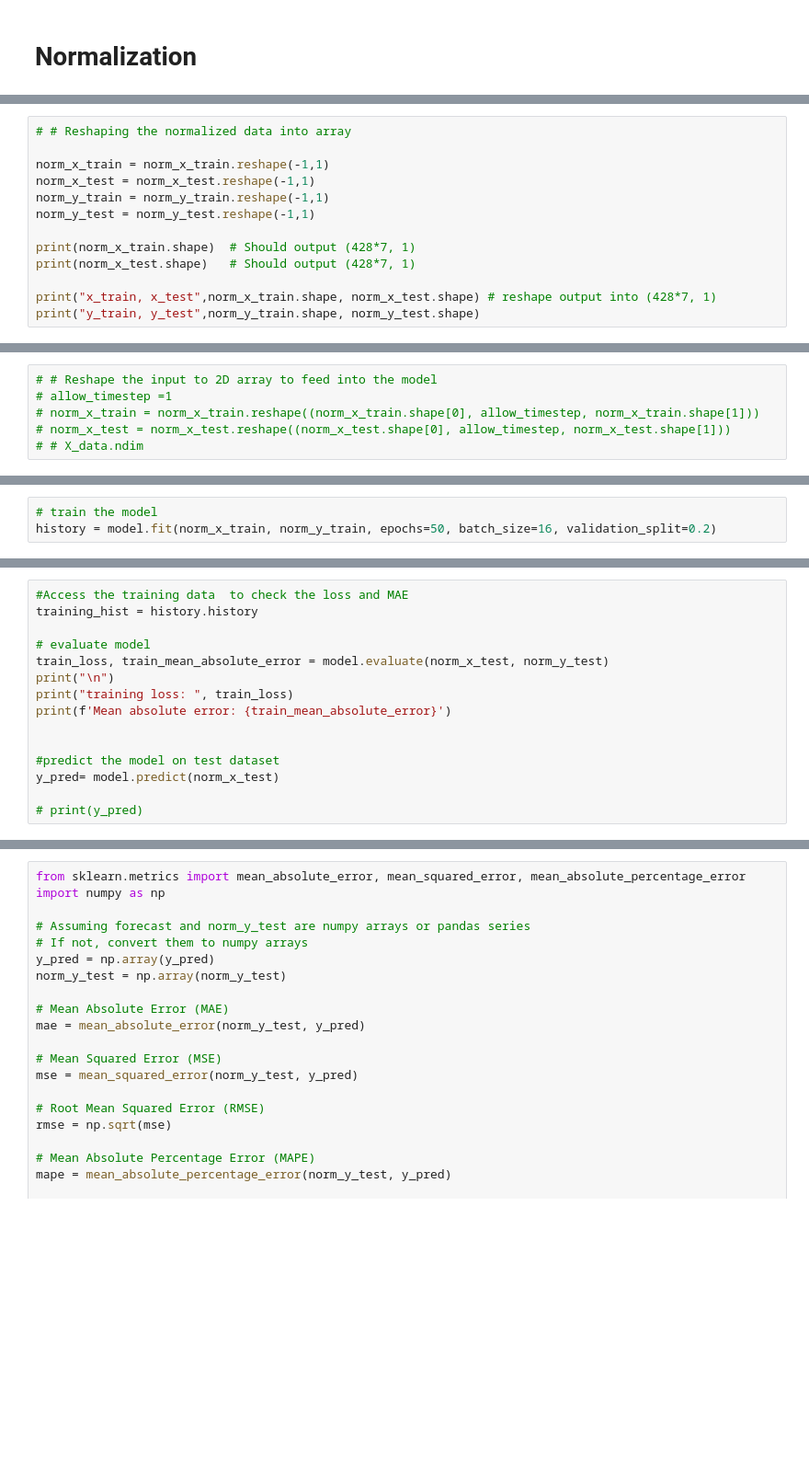
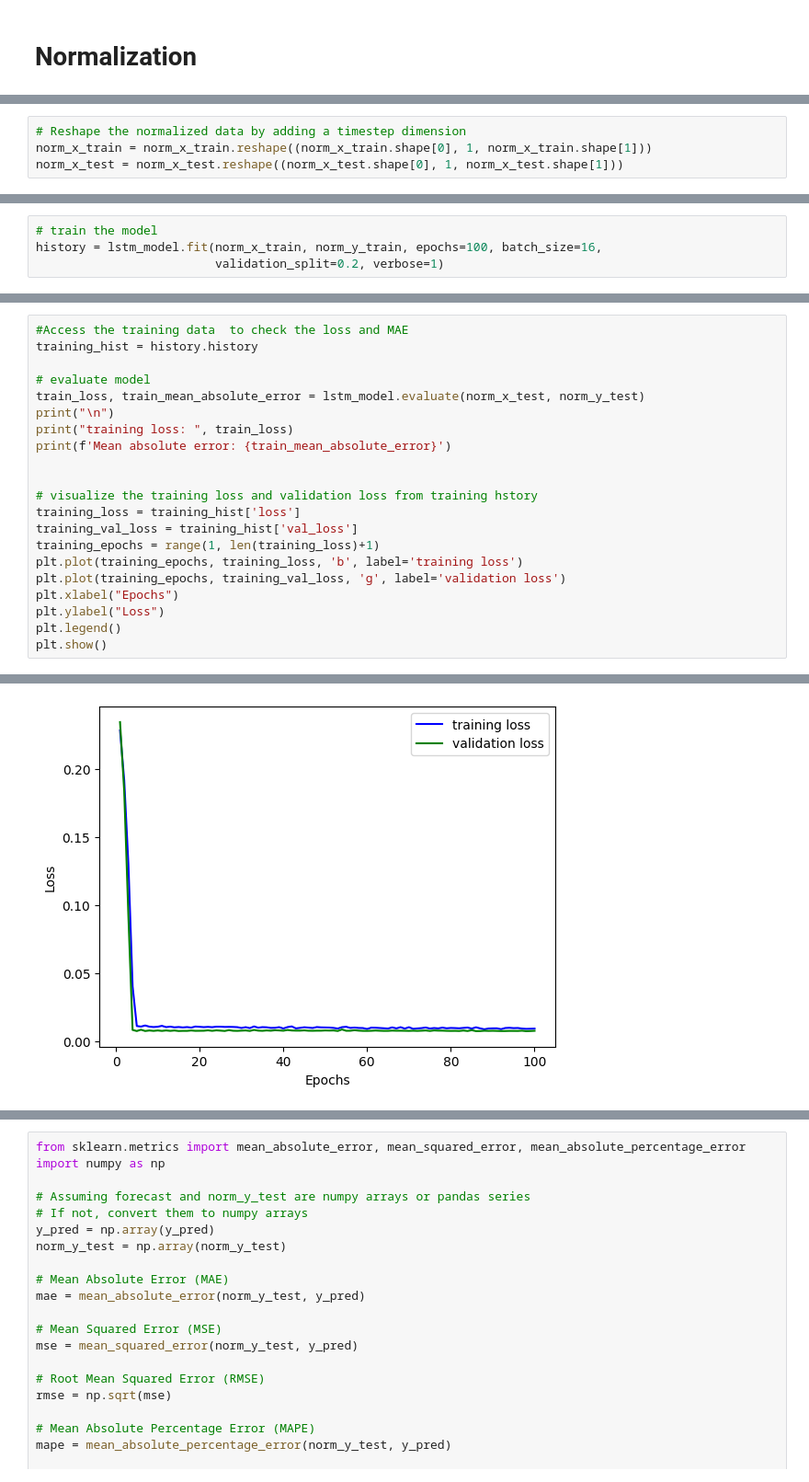
Before and after one commit to RaghavendhraRao/stock_market_prediction_ISE_DSFP, a Jupyter notebook: ds_final_proj_stock_market_colab.ipynb, the cells around one changed output, grey strips where cells are left out. Shown at 92% size. Drawn from its saved outputs; the diff is of its cells as text; blank space fills up the shorter version.

Commit message:
code updated,  increased the training accuracy model prediction

```diff
--- a/ds_final_proj_stock_market_colab.ipynb
+++ b/ds_final_proj_stock_market_colab.ipynb
@@ -254,16 +238,3 @@ print(norm_y_test.shape)
 (428, 1)
 (108, 7)
 (108, 1)
-# %%
-# # Reshaping the normalized data into array
-
-norm_x_train = norm_x_train.reshape(-1,1)
-norm_x_test = norm_x_test.reshape(-1,1)
-norm_y_train = norm_y_train.reshape(-1,1)
-norm_y_test = norm_y_test.reshape(-1,1)
-
-print(norm_x_train.shape)  # Should output (428*7, 1)
-print(norm_x_test.shape)   # Should output (428*7, 1)
-
-print("x_train, x_test",norm_x_train.shape, norm_x_test.shape) # reshape output into (428*7, 1)
-print("y_train, y_test",norm_y_train.shape, norm_y_test.shape)
@@ -275,6 +241,4 @@ y_train, y_test (2996, 1) (756, 1)
 # %%
-# # Reshape the input to 2D array to feed into the model
-# allow_timestep =1
-# norm_x_train = norm_x_train.reshape((norm_x_train.shape[0], allow_timestep, norm_x_train.shape[1]))
-# norm_x_test = norm_x_test.reshape((norm_x_test.shape[0], allow_timestep, norm_x_test.shape[1]))
-# # X_data.ndim
+# Reshape the normalized data by adding a timestep dimension
+norm_x_train = norm_x_train.reshape((norm_x_train.shape[0], 1, norm_x_train.shape[1]))
+norm_x_test = norm_x_test.reshape((norm_x_test.shape[0], 1, norm_x_test.shape[1]))
@@ -319,5 +298,6 @@ Model: "sequential_2"
  Non-trainable params: 0 (0.00 B)
 # %%
 # train the model
-history = model.fit(norm_x_train, norm_y_train, epochs=50, batch_size=16, validation_split=0.2)
+history = lstm_model.fit(norm_x_train, norm_y_train, epochs=100, batch_size=16,
+                         validation_split=0.2, verbose=1)
 # %% [output]
@@ -343,14 +338,20 @@ Epoch 50/50
 training_hist = history.history
 
 # evaluate model
-train_loss, train_mean_absolute_error = model.evaluate(norm_x_test, norm_y_test)
+train_loss, train_mean_absolute_error = lstm_model.evaluate(norm_x_test, norm_y_test)
 print("\n")
 print("training loss: ", train_loss)
 print(f'Mean absolute error: {train_mean_absolute_error}')
 
 
-#predict the model on test dataset
-y_pred= model.predict(norm_x_test)
-
-# print(y_pred)
+# visualize the training loss and validation loss from training hstory
+training_loss = training_hist['loss']
+training_val_loss = training_hist['val_loss']
+training_epochs = range(1, len(training_loss)+1)
+plt.plot(training_epochs, training_loss, 'b', label='training loss')
+plt.plot(training_epochs, training_val_loss, 'g', label='validation loss')
+plt.xlabel("Epochs")
+plt.ylabel("Loss")
+plt.legend()
+plt.show()
 # %% [output]
@@ -362,0 +363 @@ Mean absolute error: 0.0015194989973679185
+[figure, added]
```
Also changed, not shown: parts of 50 cells of this notebook.
